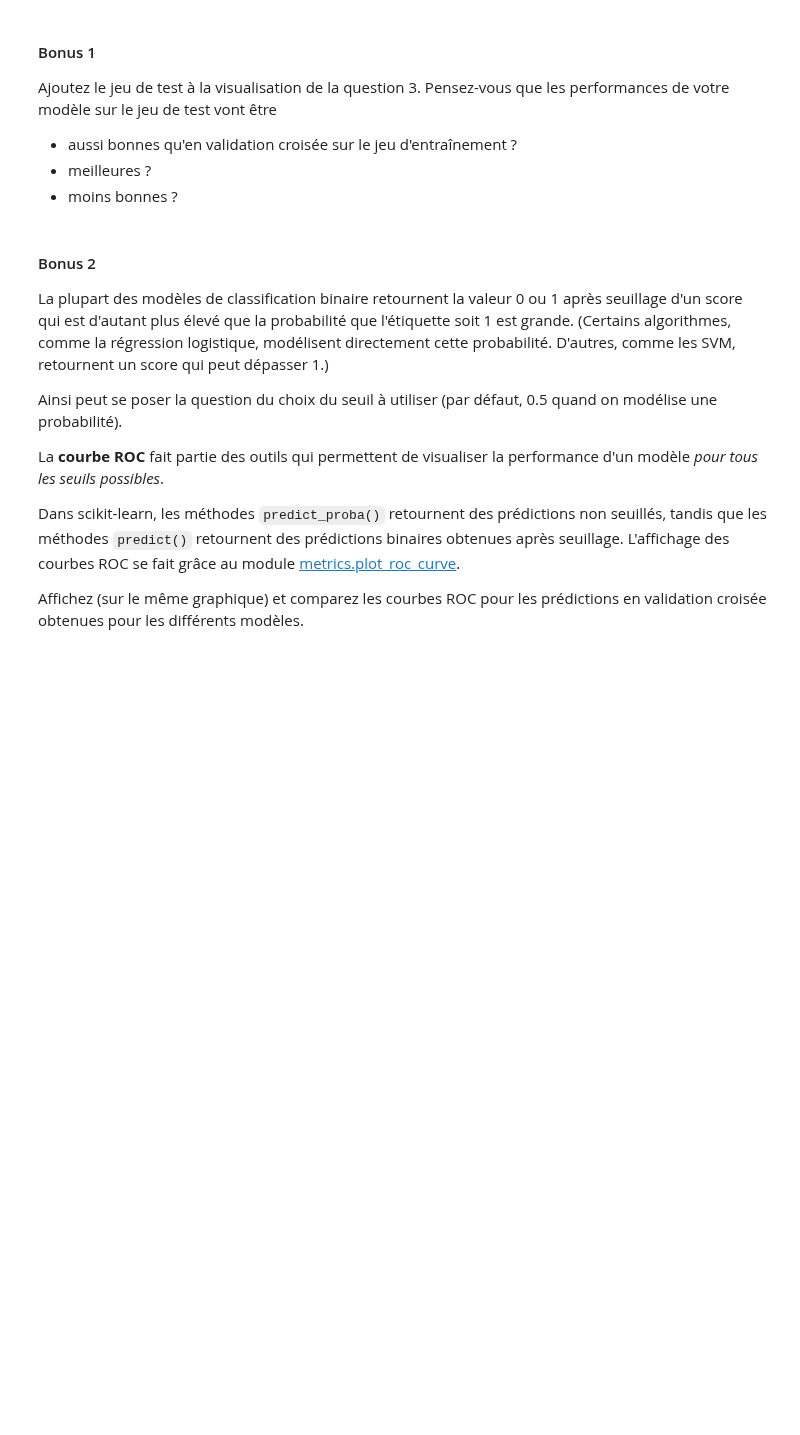
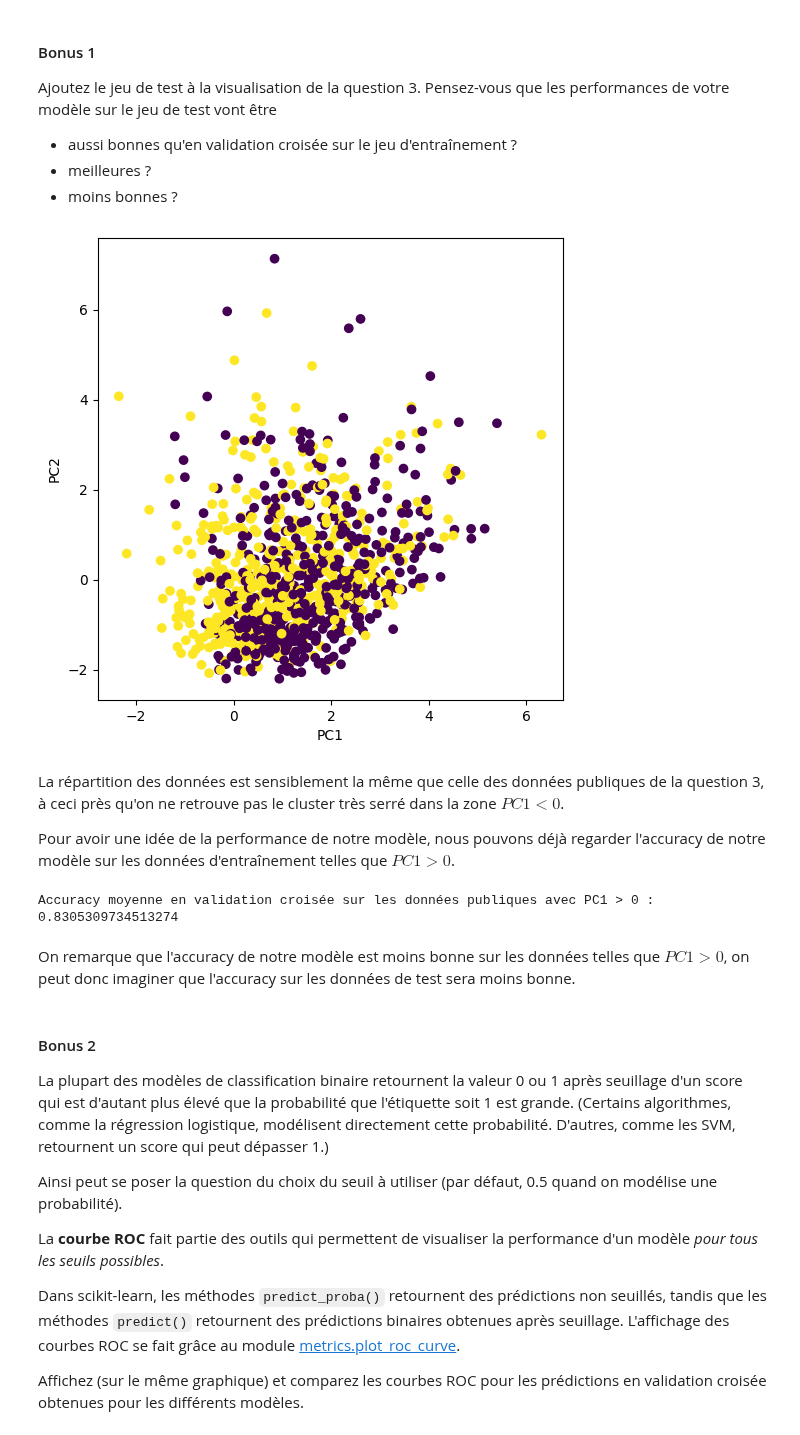
Before and after one commit to VDeumier/Projet_SDD, a Jupyter notebook: Projet_SDD_2024.ipynb, the cells around one changed output. Drawn from its saved outputs; the diff is of its cells as text; code cells hidden in the pictures; blank space fills up the shorter version.

```diff
--- a/Projet_SDD_2024.ipynb
+++ b/Projet_SDD_2024.ipynb
@@ -244,7 +246,7 @@ La notion de proximité n'a pas de sens à priori sur des données ayant des uni
 # %%
 # Question b)
 
-X_public_processed = preprocessing.StandardScaler().fit_transform(X_public)
+X_public_processed = std_scale.transform(X_public)
 K_neighbors.fit(X_public_processed, y_public)
 predictions = K_neighbors.predict(X_public_processed)
 accuracy = metrics.accuracy_score(y_public, predictions)
@@ -352,6 +357,6 @@ On réalise un grid_search pour optimiser les hyperparamètres C et $\gamma$
 # %%
 SVMp = svm.SVC(kernel = 'rbf')
-param_grid = {'C':[0.1,20,40], 'gamma' : [0.01, 0.2,3]}
+param_grid = {'C':[10,20,30], 'gamma' : [0.5, 1, 1.5]}
 
 grid_search = GridSearchCV(SVMp, param_grid, cv = kf)
 grid_search.fit(X_public_processed, y_public)
@@ -453,6 +451,32 @@ Ajoutez le jeu de test à la visualisation de la question 3. Pensez-vous que les
 * aussi bonnes qu'en validation croisée sur le jeu d'entraînement ?
 * meilleures ?
 * moins bonnes ?
+# %%
+# En reprenant les composantes principales calculées sur les données publiques.
+
+X_private_projected = pca.transform(X_private_processed)
+fig = plt.figure(figsize=(6, 6))
+plt.scatter(X_private_projected[:,0], X_private_projected[:,1], c = y_pred_final)
+plt.xlabel("PC1")
+plt.ylabel("PC2")
+plt.show()
+# %% [output]
+[figure, added]
+# %% [markdown]
+La répartition des données est sensiblement la même que celle des données publiques de la question 3, à ceci près qu'on ne retrouve pas le cluster très serré dans la zone $PC1 < 0$.
+
+Pour avoir une idée de la performance de notre modèle, nous pouvons déjà regarder l'accuracy de notre modèle sur les données d'entraînement telles que $PC1 > 0$.
+# %%
+positive_indices = np.where(X_projected[:, 0] > 0)[0]
+
+X_public_processed_positive = X_public_processed[positive_indices, :]
+
+cross_val_accuracy_positive = model_selection.cross_val_score(predictor_final, X_public_processed_positive, y_public[positive_indices], cv=kf, scoring='accuracy')
+print("Accuracy moyenne en validation croisée sur les données publiques avec PC1 > 0 : ", np.mean(cross_val_accuracy_positive))
+# %% [output]
+Accuracy moyenne en validation croisée sur les données publiques avec PC1 > 0 :  0.8305309734513274
+# %% [markdown]
+On remarque que l'accuracy de notre modèle est moins bonne sur les données telles que $PC1 > 0$, on peut donc imaginer que l'accuracy sur les données de test sera moins bonne.
 # %% [markdown]
 #### Bonus 2
 La plupart des modèles de classification binaire retournent la valeur 0 ou 1 après seuillage d'un score qui est d'autant plus élevé que la probabilité que l'étiquette soit 1 est grande. (Certains algorithmes, comme la régression logistique, modélisent directement cette probabilité. D'autres, comme les SVM, retournent un score qui peut dépasser 1.)
```
Also changed, not shown: parts of 18 cells of this notebook.
